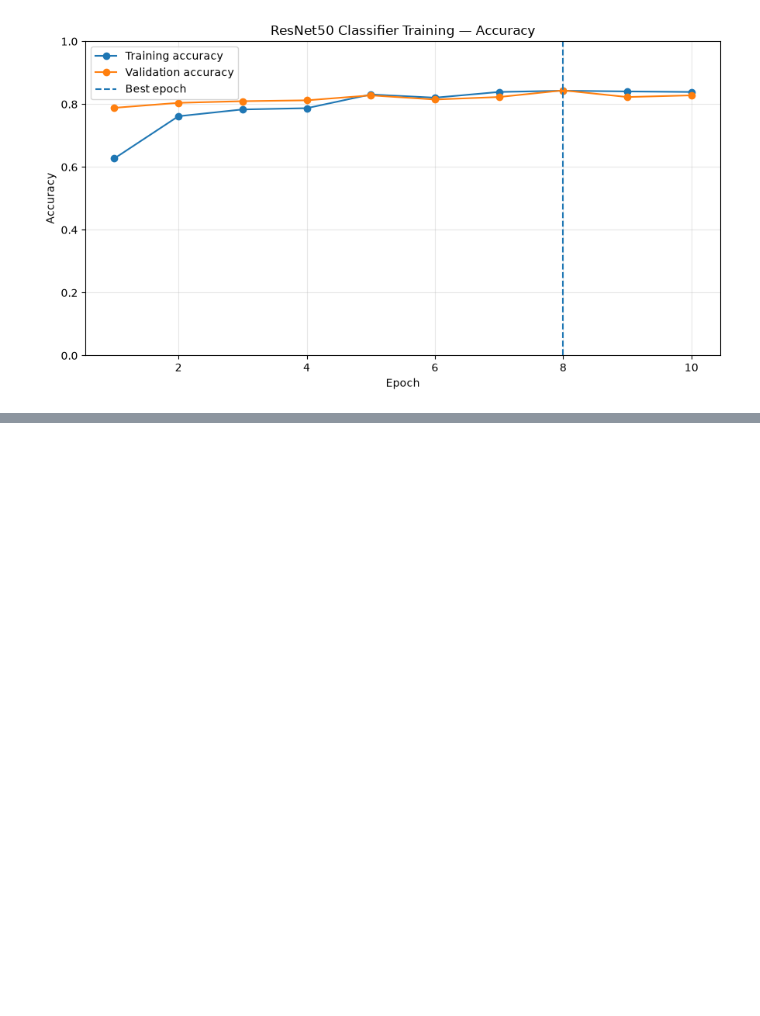
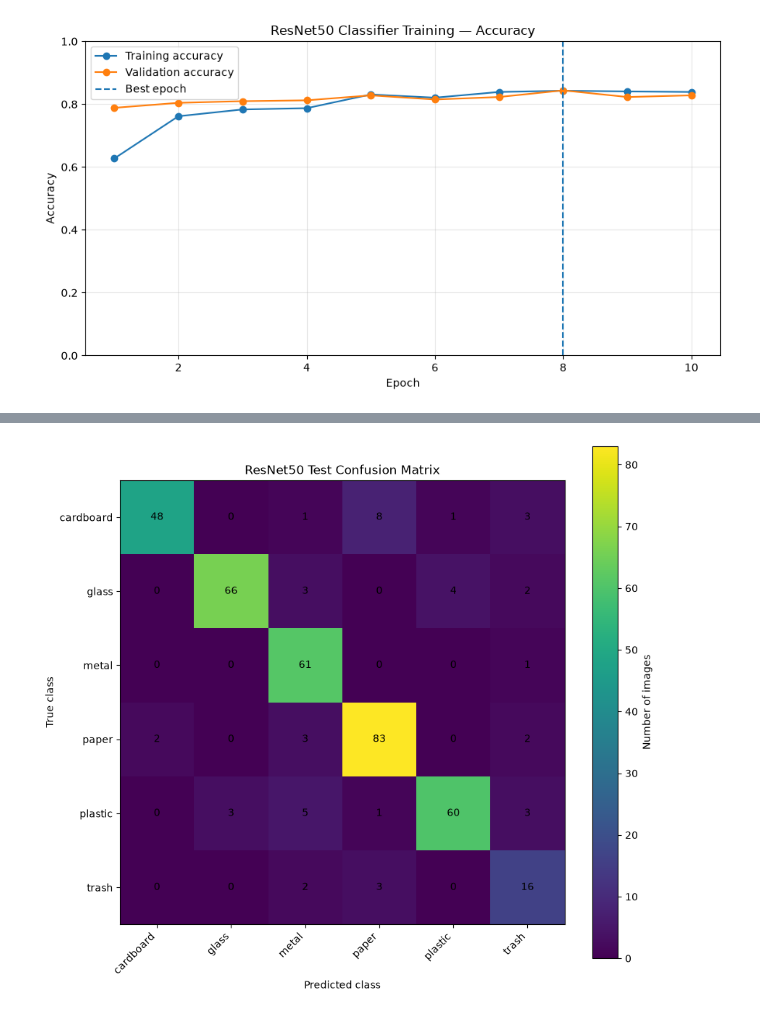
Before and after one commit to Soban-Creator/smart-waste-classification, a Jupyter notebook: notebooks/07_ResNet50_Transfer_Learning.ipynb, the cells around one changed output, grey strips where cells are left out. Cells and saved outputs as stored; diff of their text form; code cells hidden in the pictures; blank space fills up the shorter version.

```diff
--- a/notebooks/07_ResNet50_Transfer_Learning.ipynb
+++ b/notebooks/07_ResNet50_Transfer_Learning.ipynb
@@ -691,0 +1172,64 @@ plt.show()
+# %%
+confusion_matrix_values = (
+    test_metrics.confusion_matrix
+)
+
+figure, axis = plt.subplots(
+    figsize=(9, 8),
+)
+
+image = axis.imshow(
+    confusion_matrix_values
+)
+
+axis.set_title("ResNet50 Test Confusion Matrix")
+axis.set_xlabel("Predicted class")
+axis.set_ylabel("True class")
+
+axis.set_xticks(
+    range(len(data_bundle.class_names))
+)
+
+axis.set_yticks(
+    range(len(data_bundle.class_names))
+)
+
+axis.set_xticklabels(
+    data_bundle.class_names,
+    rotation=45,
+    ha="right",
+)
+
+axis.set_yticklabels(
+    data_bundle.class_names
+)
+
+for row_index in range(
+    confusion_matrix_values.shape[0]
+):
+    for column_index in range(
+        confusion_matrix_values.shape[1]
+    ):
+        axis.text(
+            column_index,
+            row_index,
+            str(
+                confusion_matrix_values[
+                    row_index,
+                    column_index
+                ]
+            ),
+            ha="center",
+            va="center",
+        )
+
+figure.colorbar(
+    image,
+    ax=axis,
+    label="Number of images",
+)
+
+figure.tight_layout()
+plt.show()
+# %% [output]
+[figure, added]
```
Also changed, not shown: parts of 23 cells of this notebook.
